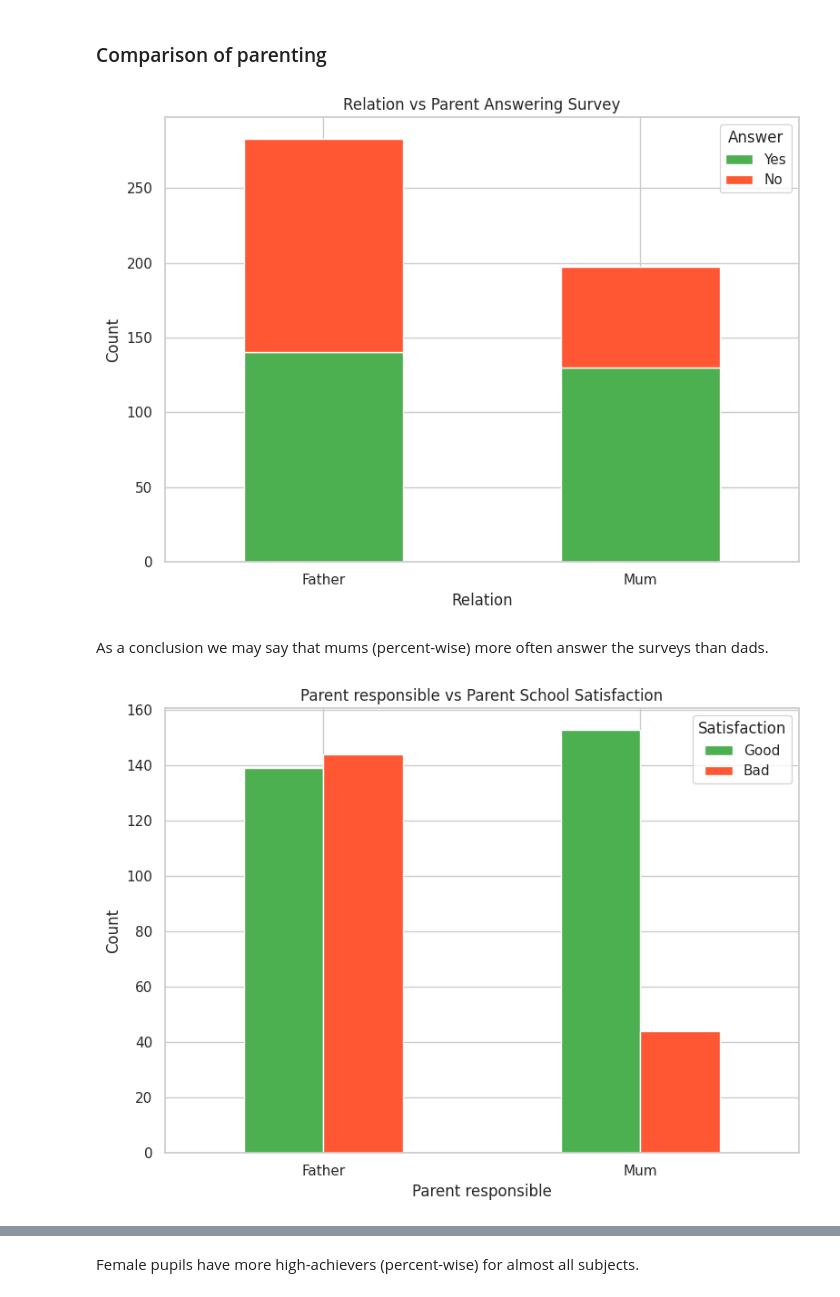
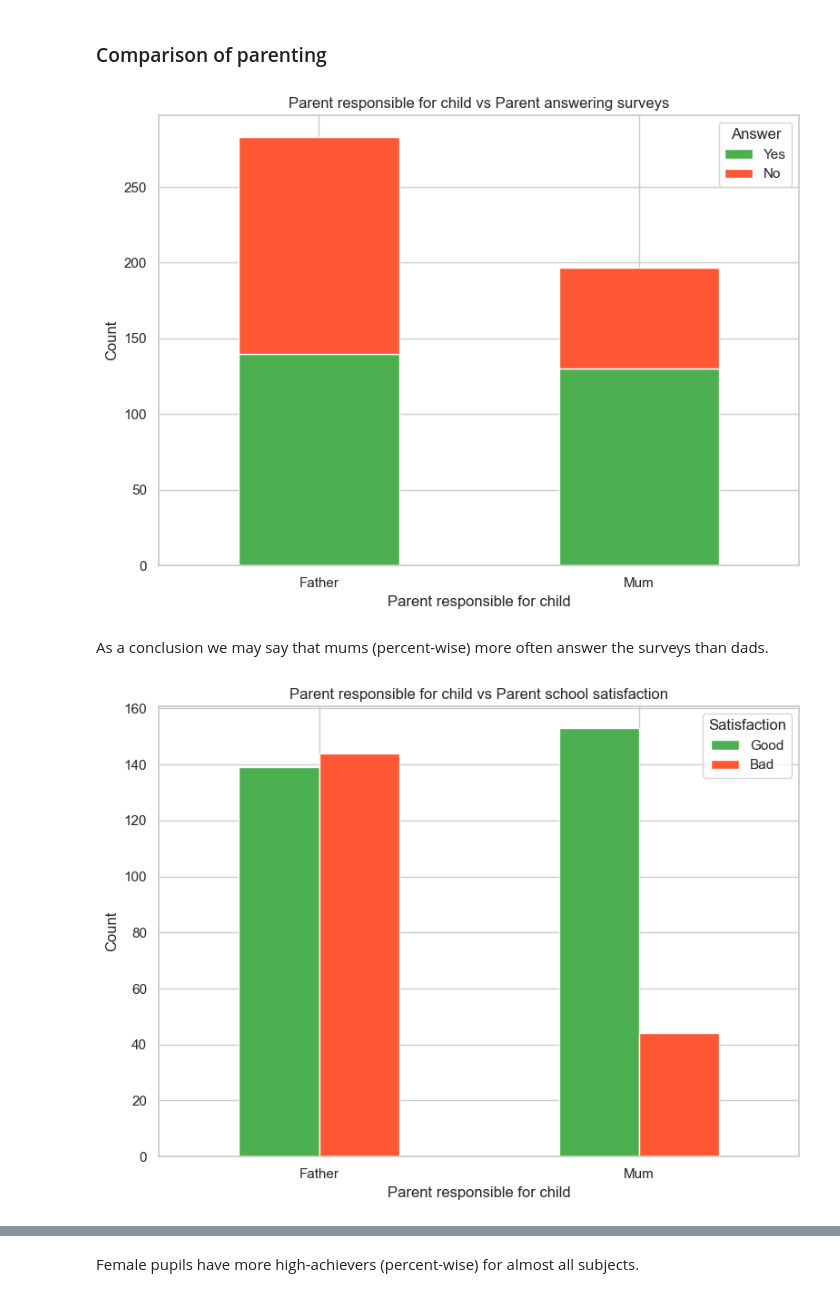
Before and after one commit to vasia-korz/ml_case_study, a Jupyter notebook: attribute_analysis.ipynb, the cells around one changed output, grey strips where cells are left out. Saved outputs shown, nothing was run; the diff lists cells and outputs as text; code cells hidden in the pictures.

```diff
--- a/attribute_analysis.ipynb
+++ b/attribute_analysis.ipynb
@@ -617,9 +654,9 @@ plt.show()
 contingency_table = pd.crosstab(df['Relation'], df['ParentAnsweringSurvey'])
 contingency_table[['Yes', 'No']].plot(kind='bar', stacked=True, figsize=(8, 6), color=[degree_color_palette[2], degree_color_palette[0]])
 
-plt.xlabel('Relation')
+plt.xlabel('Parent responsible for child')
 plt.ylabel('Count')
-plt.title('Relation vs Parent Answering Survey')
+plt.title('Parent responsible for child vs Parent answering surveys')
 
 plt.legend(title='Answer')
 plt.xticks(rotation=0)
@@ -627,22 +664,22 @@ plt.xticks(rotation=0)
 plt.tight_layout()
 plt.show()
 # %% [output]
-[figure, old version]
+[figure, new version]
 # %% [markdown]
 As a conclusion we may say that mums (percent-wise) more often answer the surveys than dads.
 # %%
 contingency_table = pd.crosstab(df['Relation'], df['ParentschoolSatisfaction'])
 contingency_table = contingency_table[['Good', 'Bad']]
 contingency_table.plot(kind='bar', figsize=(8, 6), color=[degree_color_palette[2], degree_color_palette[0]])
 
-plt.xlabel('Parent responsible')
+plt.xlabel('Parent responsible for child')
 plt.ylabel('Count')
-plt.title('Parent responsible vs Parent School Satisfaction')
+plt.title('Parent responsible for child vs Parent school satisfaction')
 
 plt.legend(title='Satisfaction')
 plt.xticks(rotation=0)
 plt.tight_layout()
 plt.show()
 # %% [output]
-[figure, old version]
+[figure, new version]
 # %% [markdown]
```
Also changed, not shown: parts of 54 cells of this notebook, 1 other file.
